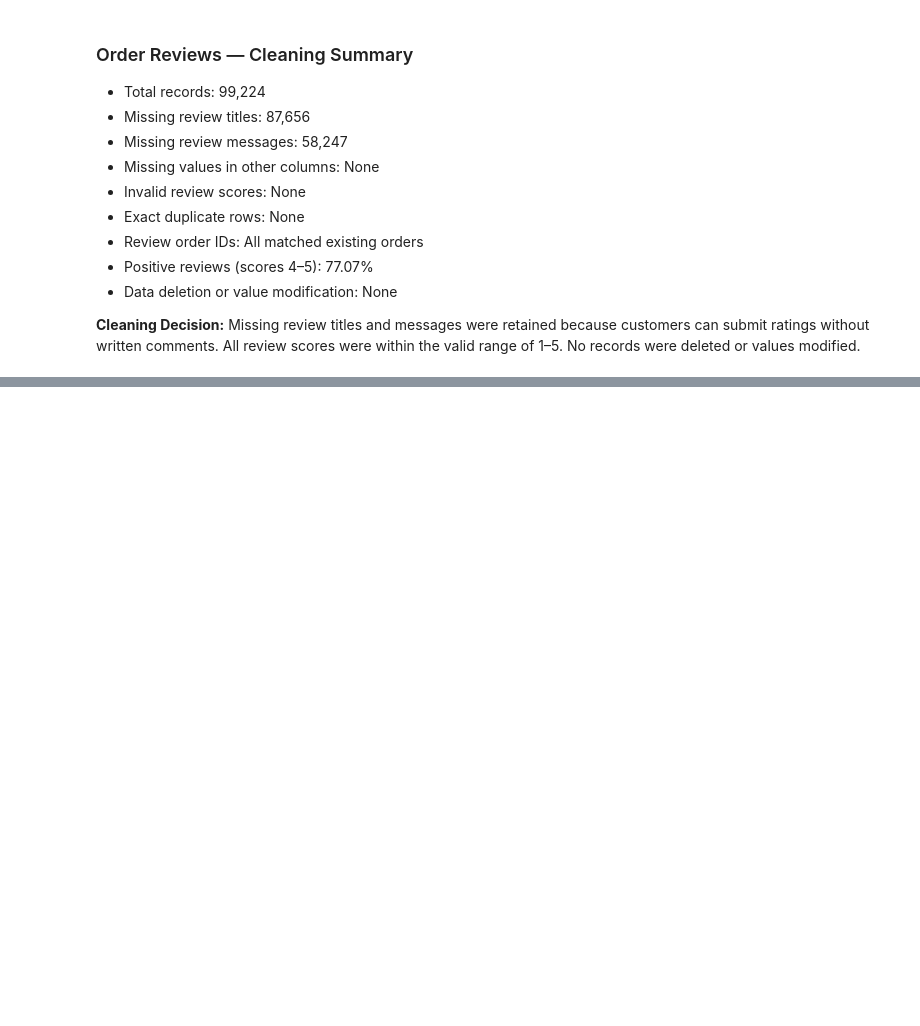
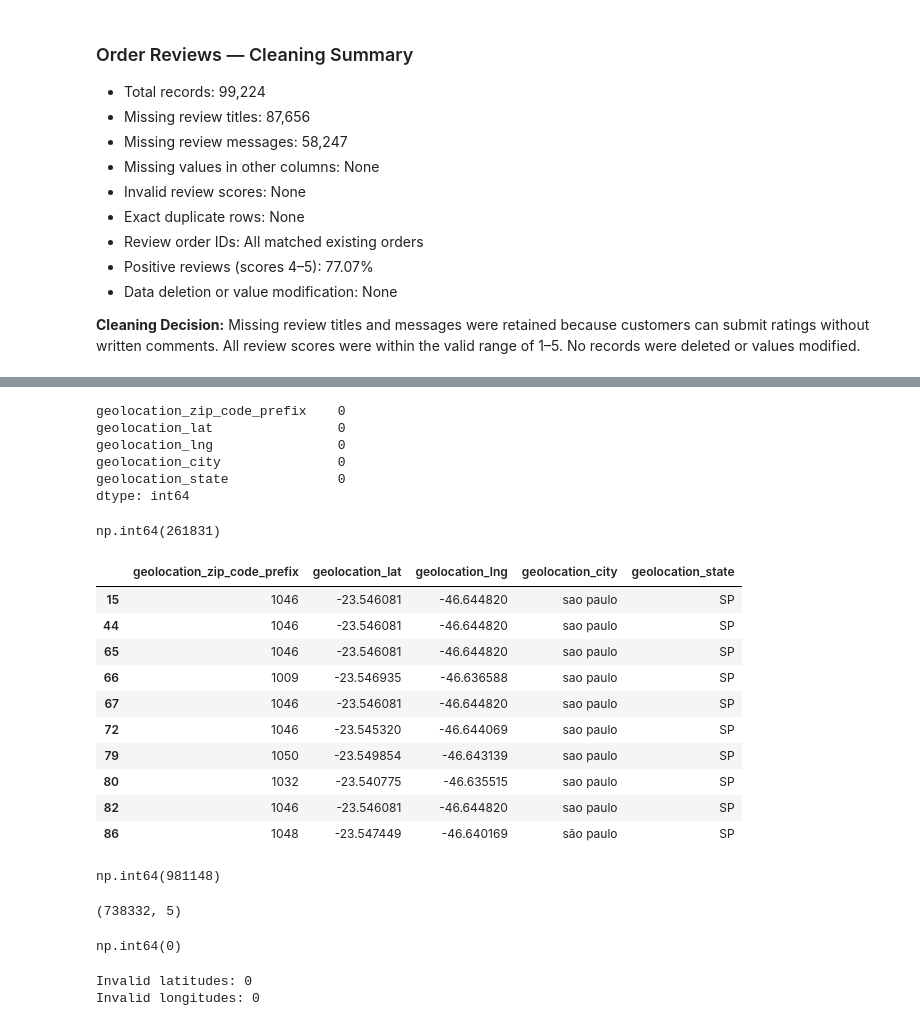
Before and after one commit to NazreenShanavaz/ecommerce-customer-intelligence, a Jupyter notebook: notebooks/02_data_cleaning.ipynb, the cells around one changed output, grey strips where cells are left out. Saved outputs shown, nothing was run; the diff lists cells and outputs as text; code cells hidden in the pictures; blank space fills up the shorter version.

```diff
--- a/notebooks/02_data_cleaning.ipynb
+++ b/notebooks/02_data_cleaning.ipynb
@@ -672,0 +1146,50 @@ Name: count, dtype: int64
+# %%
+geolocation.isnull().sum()
+# %% [output]
+geolocation_zip_code_prefix    0
+geolocation_lat                0
+geolocation_lng                0
+geolocation_city               0
+geolocation_state              0
+dtype: int64
+# %%
+geolocation.duplicated().sum()
+# %% [output]
+np.int64(261831)
+# %%
+geolocation[geolocation.duplicated()].head(10)
+# %% [output]
+|  | geolocation_zip_code_prefix | geolocation_lat | geolocation_lng | geolocation_city | geolocation_state |
+| 15 | 1046 | -23.546081 | -46.644820 | sao paulo | SP |
+| 44 | 1046 | -23.546081 | -46.644820 | sao paulo | SP |
+| 65 | 1046 | -23.546081 | -46.644820 | sao paulo | SP |
+| 66 | 1009 | -23.546935 | -46.636588 | sao paulo | SP |
+| 67 | 1046 | -23.546081 | -46.644820 | sao paulo | SP |
+| 72 | 1046 | -23.545320 | -46.644069 | sao paulo | SP |
+| 79 | 1050 | -23.549854 | -46.643139 | sao paulo | SP |
+| 80 | 1032 | -23.540775 | -46.635515 | sao paulo | SP |
+| 82 | 1046 | -23.546081 | -46.644820 | sao paulo | SP |
+| 86 | 1048 | -23.547449 | -46.640169 | são paulo | SP |
+# %%
+geolocation['geolocation_zip_code_prefix'].duplicated().sum()
+# %% [output]
+np.int64(981148)
+# %%
+geolocation_clean = geolocation.drop_duplicates().copy()
+
+geolocation_clean.shape
+# %% [output]
+(738332, 5)
+# %%
+geolocation_clean.duplicated().sum()
+# %% [output]
+np.int64(0)
+# %%
+print("Invalid latitudes:",
+      (~geolocation_clean['geolocation_lat'].between(-90, 90)).sum())
+
+print("Invalid longitudes:",
+      (~geolocation_clean['geolocation_lng'].between(-180, 180)).sum())
+# %% [output]
+Invalid latitudes: 0
+Invalid longitudes: 0
```
Also changed, not shown: parts of 58 cells of this notebook.
